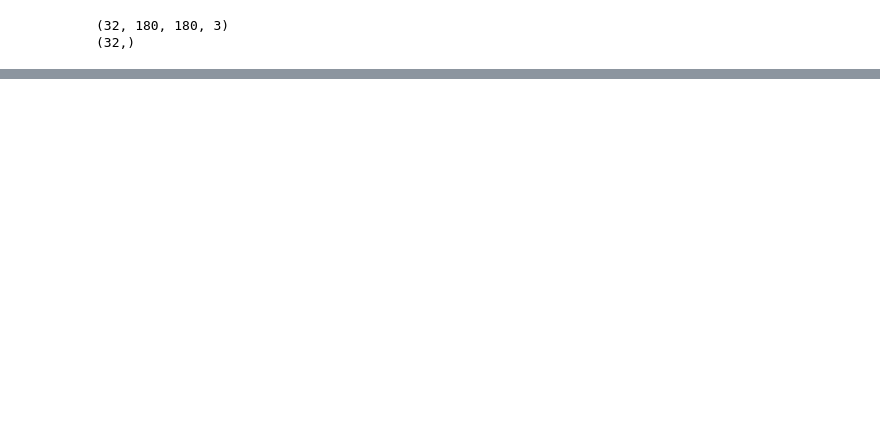
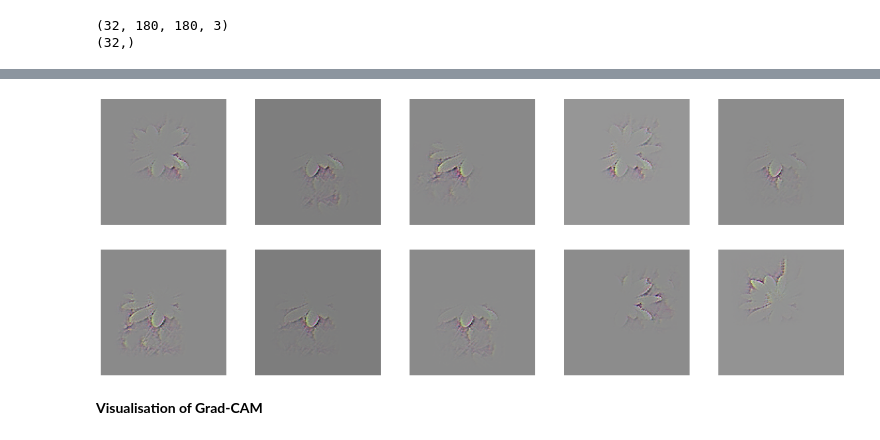
Before and after one commit to a-pt/cs6910-Assignment-2, a Jupyter notebook: PartA[4_5].ipynb, the cells around one changed output, grey strips where cells are left out. Saved outputs shown, nothing was run; the diff lists cells and outputs as text; code cells hidden in the pictures; blank space fills up the shorter version.

```diff
--- a/PartA[4_5].ipynb
+++ b/PartA[4_5].ipynb
@@ -344,0 +327,5 @@ output=layer_output[0,:,:,f5]
+# %%
+gb_model = tf.keras.models.Model(inputs = [model.inputs],
+    outputs = [model.get_layer(LAYER_NAME).output])
+oshape = model.get_layer(LAYER_NAME).output.shape[1:]
+layer_dict = [layer for layer in gb_model.layers[1:] if hasattr(layer,'activation')]
@@ -344,0 +338,16 @@ output=layer_output[0,:,:,f5]
+# %%
+def guided_gb_plot(preprocessed_input,xindex,yindex,zindex):
+  with tf.GradientTape() as tape:
+    inputs = tf.cast(preprocessed_input, tf.float32)
+    tape.watch(inputs)
+    outputs = gb_model(inputs)[0][xindex][yindex][zindex]
+  grads = tape.gradient(outputs,inputs)[0]
+  guided_back_prop =grads
+  gb_viz = np.dstack((
+              guided_back_prop[:, :, 0],
+              guided_back_prop[:, :, 1],
+              guided_back_prop[:, :, 2],
+          ))
+  gb_viz -= np.min(gb_viz)
+  gb_viz /= gb_viz.max()
+  return gb_viz
@@ -344,0 +367,19 @@ output=layer_output[0,:,:,f5]
+# %%
+plt.figure(figsize=(20, 20))
+ar=[(1,2,316),(4,3,305),(3,0,68),(1,3,481),(3,2,110),(3,1,70),(3,1,375),(4,2,219),(1,4,459),(0,1,14)]
+for i in range(10):
+  #xindex=random.randint(0,oshape[0]-1)
+  #yindex=random.randint(0,oshape[1]-1)
+  #zindex=random.randint(0,oshape[2]-1)
+  (xindex,yindex,zindex)=ar[i]
+  gb_v = guided_gb_plot(IMG_array,xindex,yindex,zindex)
+  ax=plt.subplot(5,5,i+1)
+  ax.set_xticks([])
+  ax.set_yticks([])
+  plt.imshow(gb_v)
+  plt.axis("off")
+plt.show()
+# %% [output]
+[figure, added]
+# %% [markdown]
+**Visualisation of Grad-CAM**
```
Also changed, not shown: parts of 50 cells of this notebook.
